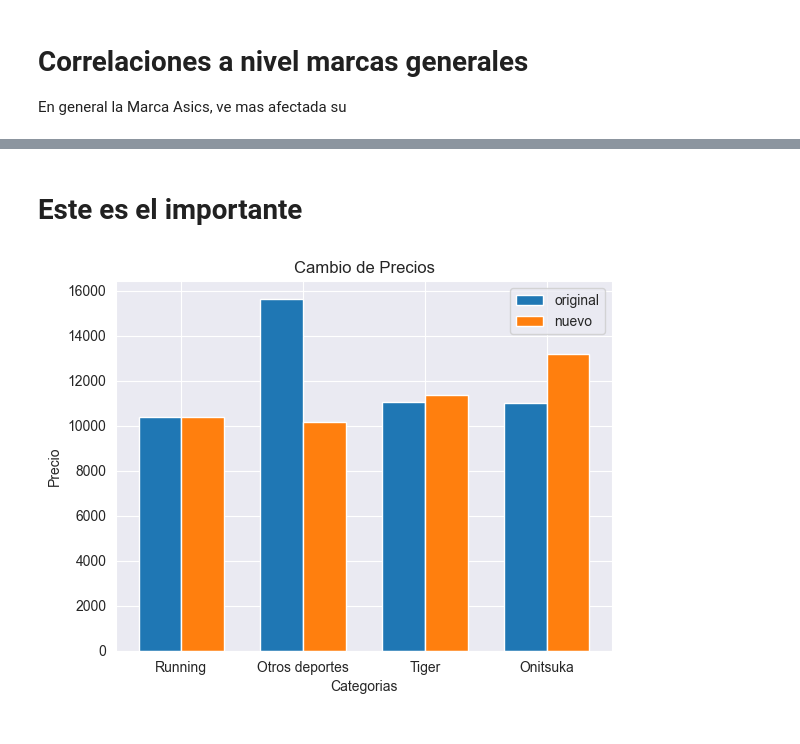
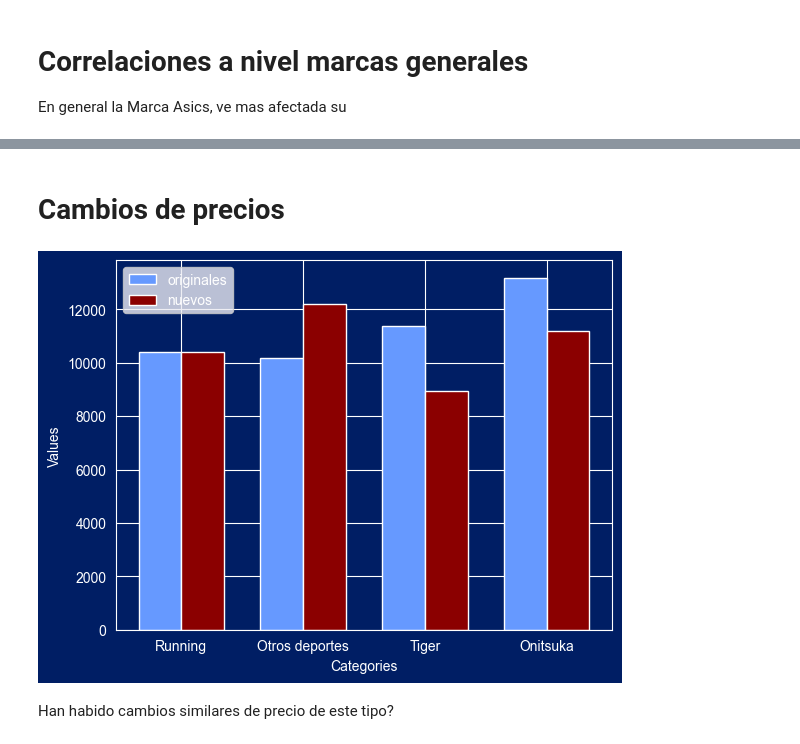
Before and after one commit to adelgado24/TP_final_analitica, a Jupyter notebook: main (1).ipynb, the cells around one changed output, grey strips where cells are left out. Saved outputs shown, nothing was run; the diff lists cells and outputs as text; code cells hidden in the pictures.

```diff
--- a/main (1).ipynb
+++ b/main (1).ipynb
@@ -906,12 +934,0 @@ plt.scatter(pivot_sub_segmento_semanal['Precio_Asics_Running'], pivot_sub_segmen
-# %%
-pivot_sub_semanal = df_mercado_1.pivot_table(index = 'semana_año', columns= 'Sub Marca', values = ['Cantidad','Precio'], aggfunc={'Cantidad':'sum', 'Precio':'mean'})#.reset_index()
-
-columnas_nuevas_sub_seg = []
-for i in pivot_sub_semanal.columns:
-   columnas_nuevas_sub_seg.append(i[0] + "_" + i[1])
-
-pivot_sub_semanal.columns = columnas_nuevas_sub_seg
-
-#pivot_sub_semanal = pivot_sub_semanal.dropna()
-pivot_sub_semanal = pivot_sub_semanal.drop(['Precio_Asics Tiger','Cantidad_Asics Tiger'], axis=1)
-#pivot_sub_segmento_semanal = pivot_sub_segmento_semanal.drop(['Precio_Asics Tiger_Social','Cantidad_Asics Tiger_Social'], axis=1)
@@ -959,27 +935,52 @@ plt.scatter(pivot_sub_semanal['Precio_Asics'], pivot_sub_semanal['Cantidad_Asics
-# %% [markdown]
-# Este es el importante
+# %% [markdown]
+# Cambios de precios
 # %%
-precios_antes = [10382.54734,15639.13732,11064.14431,10984.98529]
-precios_nuevos = [10382.54734, 10165.43729, 11363.91209, 13181.98235]
+precios_antes = [10382.54734,10165.43729,11363.91209,13181.98235]
+precios_nuevos = [10382.54734,12198.52474,8929.783974,11204.685]
 
 productos = ['Running', 'Otros deportes', 'Tiger', 'Onitsuka']
 
 bar_width = 0.35  # Width of the bars
 index = range(len(productos))
 
-plt.bar(index, precios_antes, width=bar_width, label='original')
-plt.bar([i + bar_width for i in index], precios_nuevos, width=bar_width, label='nuevo')
+fig, ax = plt.subplots()
 
-plt.xlabel('Categorias')
-plt.ylabel('Precio')
-plt.title('Cambio de Precios')
-plt.xticks([i + bar_width / 2 for i in index], productos)
+# Plot bars
+bar1 = ax.bar(index, precios_antes, width=bar_width, label='originales', color='#6699ff')
+bar2 = ax.bar([i + bar_width for i in index], precios_nuevos, width=bar_width, label='nuevos', color='#8B0000')
 
-plt.legend()
-plt.savefig('imagenes/cambio_de_precios.jpg', format='jpg', dpi=300)
+# Adding labels and title
+ax.set_xlabel('Categories', color = 'white')
+ax.set_ylabel('Values', color = 'white')
+#ax.set_title('Bar Chart with Two Y Values per X Value')
+ax.set_xticks([i + bar_width / 2 for i in index])  # Adjust x-axis ticks
+ax.set_xticklabels(productos)
+
+ax.legend().get_texts()[0].set_color('white')
+ax.legend().get_texts()[1].set_color('white')
+
+# Adding legend
+ax.legend()
+
+# Change the background color
+ax.set_facecolor('#001e64ff')
+fig.set_facecolor('#001e64ff')
+
+ax.spines['bottom'].set_color('white')
+ax.spines['top'].set_color('white')
+ax.spines['left'].set_color('white')
+ax.spines['right'].set_color('white')
+
+ax.tick_params(axis='both', colors='white')
+# Save the plot as a JPEG image
+plt.savefig('imagenes/cambio_precios.jpg', format='jpg', dpi=300)
+
+# Display the plot
 plt.show()
 # %% [output]
-[figure, old version]
+[figure, new version]
+# %% [markdown]
+Han habido cambios similares de precio de este tipo?
 # %%
 pivot_sub_segmento = df_mercado_1.pivot_table(index = 'fecha', columns= ['Sub Marca','Segmento'], values = ['Cantidad','Precio'], aggfunc={'Cantidad':'min', 'Precio':'mean'}).dropna()#.reset_index()
 # %%
```
Also changed, not shown: parts of 72 cells of this notebook.
